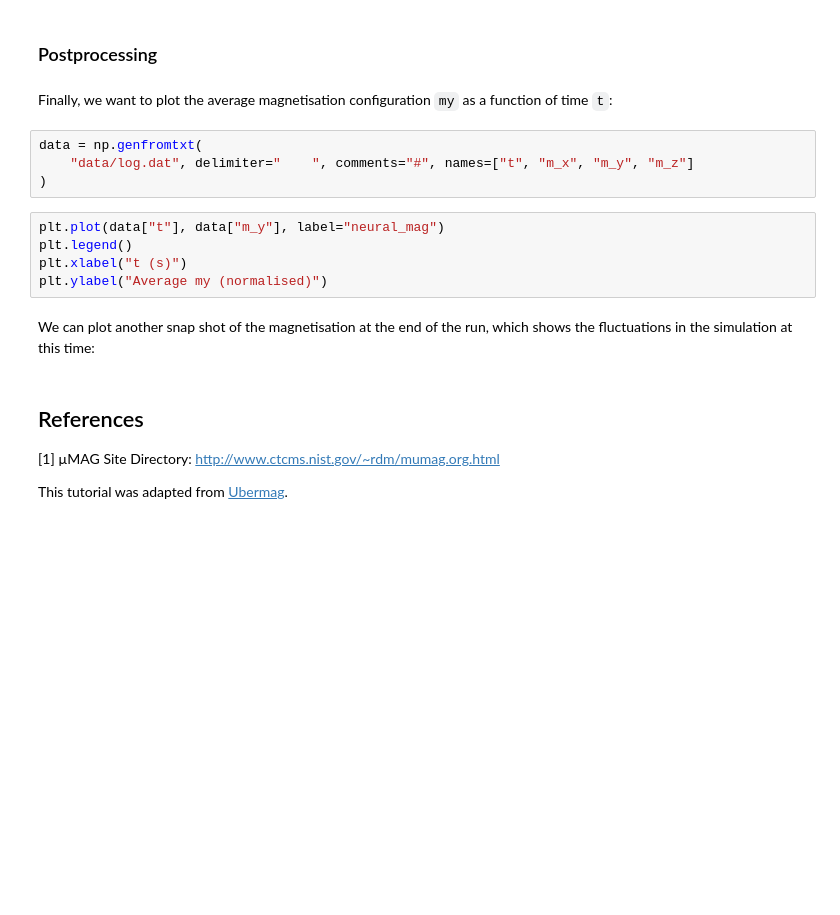
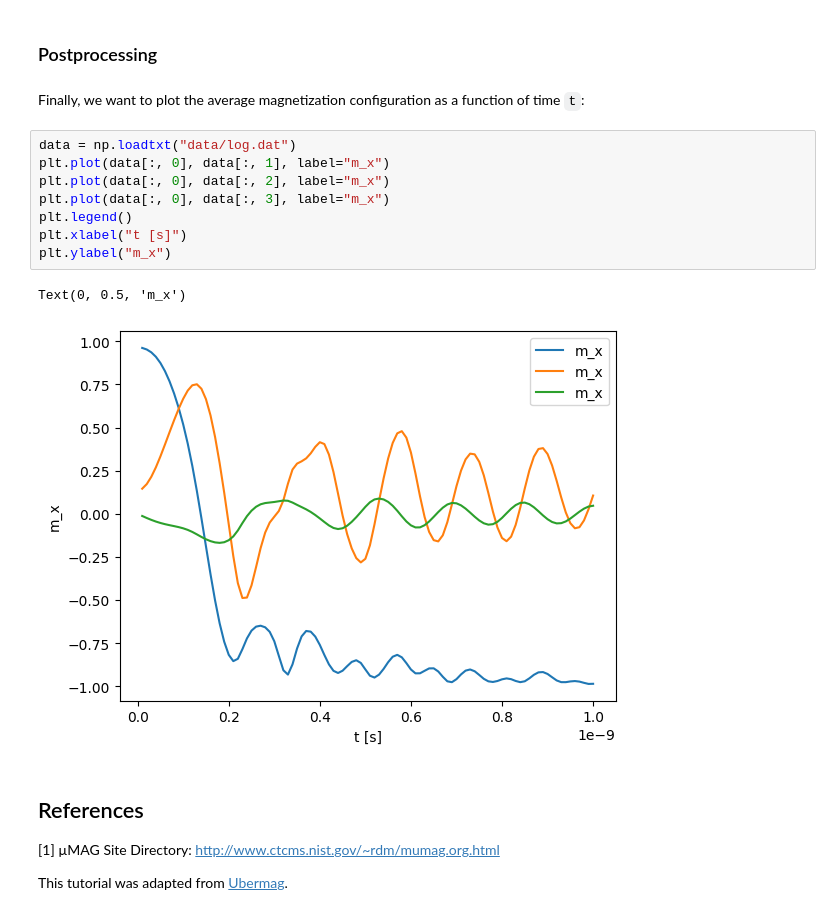
Before and after one commit to DavidLanders95/NeuralMagFork, a Jupyter notebook: docs/examples/standard-problem-4.ipynb, the cells around one changed output. Saved outputs shown, nothing was run; the diff lists cells and outputs as text; blank space fills up the shorter version.

```diff
--- a/docs/examples/standard-problem-4.ipynb
+++ b/docs/examples/standard-problem-4.ipynb
@@ -111,18 +130,18 @@ for _ in range(100):
 # %% [markdown]
 ### Postprocessing
 # %% [markdown]
-Finally, we want to plot the average magnetisation configuration `my` as a function of time `t`:
+Finally, we want to plot the average magnetization configuration as a function of time `t`:
-# %%
-data = np.genfromtxt(
-    "data/log.dat", delimiter="    ", comments="#", names=["t", "m_x", "m_y", "m_z"]
-)
-# %%
-plt.plot(data["t"], data["m_y"], label="neural_mag")
-plt.legend()
-plt.xlabel("t (s)")
-plt.ylabel("Average my (normalised)")
-# %% [markdown]
-We can plot another snap shot of the magnetisation at the end of the run, which shows the fluctuations in the simulation at this time:
+# %%
+data = np.loadtxt("data/log.dat")
+plt.plot(data[:, 0], data[:, 1], label="m_x")
+plt.plot(data[:, 0], data[:, 2], label="m_x")
+plt.plot(data[:, 0], data[:, 3], label="m_x")
+plt.legend()
+plt.xlabel("t [s]")
+plt.ylabel("m_x")
+# %% [output]
+Text(0, 0.5, 'm_x')
+[figure, added]
 # %% [markdown]
 ## References
 
```
Also changed, not shown: parts of 37 cells of this notebook, 7 other files.
